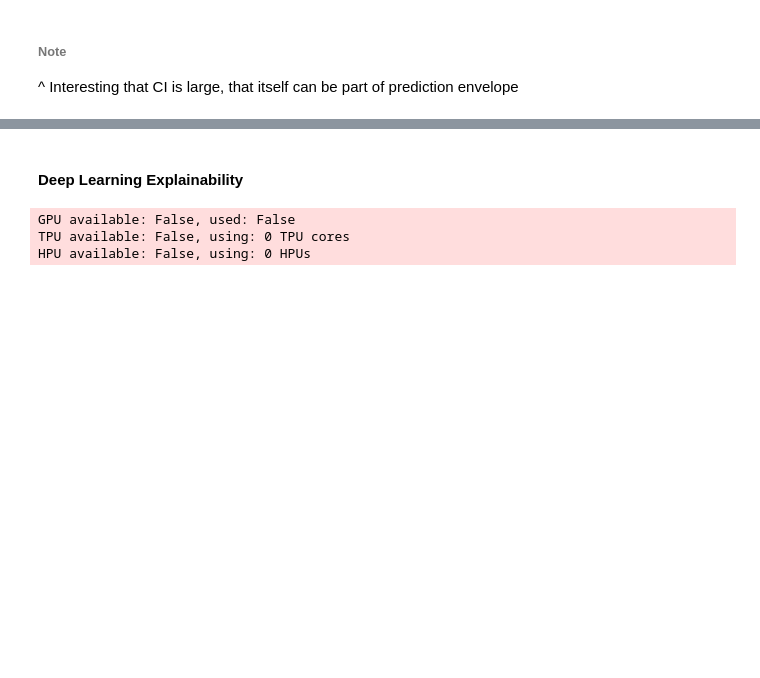
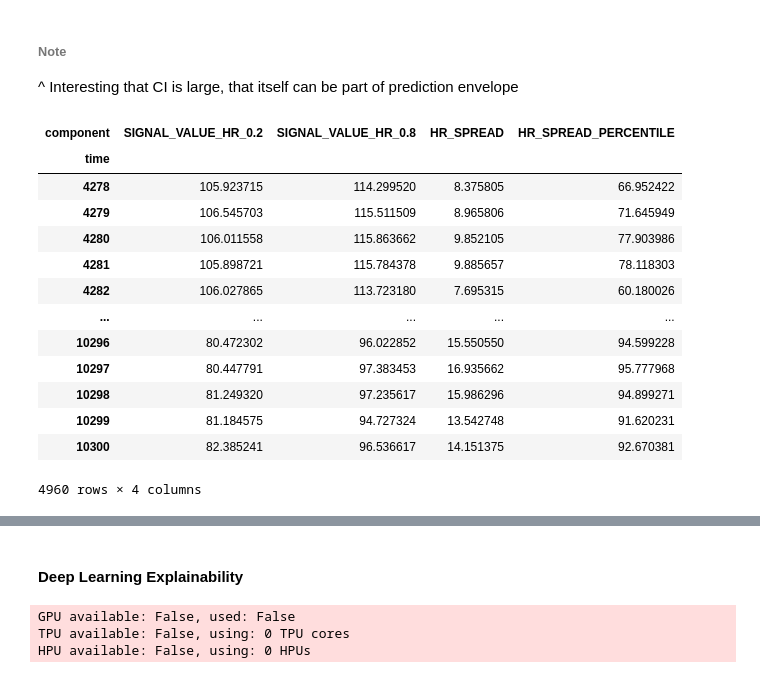
Before and after one commit to dknapp17/ts-dl, a Jupyter notebook: heart-rate-prediction.ipynb, the cells around one changed output, grey strips where cells are left out. Saved outputs shown, nothing was run; the diff lists cells and outputs as text; code cells hidden in the pictures; blank space fills up the shorter version.

Commit message:
add to prediction envelope

```diff
--- a/heart-rate-prediction.ipynb
+++ b/heart-rate-prediction.ipynb
@@ -1186,6 +1192,45 @@ hfcs['TFM'][0]['SIGNAL_VALUE_HR'].plot()
 # %% [markdown]
 ###### Note
 ^ Interesting that CI is large, that itself can be part of prediction envelope
+# %%
+# split hfcs into val and test
+from scipy.stats import percentileofscore
+hfcs['TFM'][0].quantiles_df(quantiles=[.2,.8])[['SIGNAL_VALUE_HR_0.2','SIGNAL_VALUE_HR_0.8']]
+hfcs['TFM'][0].slice_intersect(val[0]).quantiles_df([.2,.8])[['SIGNAL_VALUE_HR_0.2','SIGNAL_VALUE_HR_0.8']]
+
+hfcs_tfm_val = [ts[0].slice_intersect(ts[1]) for ts in zip(hfcs['TFM'],val)]
+hfcs_tfm_test = [ts[0].slice_intersect(ts[1]) for ts in zip(hfcs['TFM'],test)]
+
+hfcs_tfm_spreads = [ts.quantiles_df([.2,.8])[['SIGNAL_VALUE_HR_0.2','SIGNAL_VALUE_HR_0.8']] for ts in hfcs_tfm_val]
+hfcs_tfm_spread = pd.concat(hfcs_tfm_spreads)
+hfcs_tfm_spread['HR_SPREAD'] = hfcs_tfm_spread['SIGNAL_VALUE_HR_0.8'] -  hfcs_tfm_spread['SIGNAL_VALUE_HR_0.2']
+hfcs_tfm_spread['HR_SPREAD']
+
+hfcs_tfm_preds = [ts.quantiles_df([.2,.8])[['SIGNAL_VALUE_HR_0.2','SIGNAL_VALUE_HR_0.8']] for ts in hfcs_tfm_test]
+hfcs_tfm_pred = pd.concat(hfcs_tfm_preds)
+hfcs_tfm_pred['HR_SPREAD'] = hfcs_tfm_pred['SIGNAL_VALUE_HR_0.8'] -  hfcs_tfm_pred['SIGNAL_VALUE_HR_0.2']
+hfcs_tfm_pred['HR_SPREAD_PERCENTILE'] = percentileofscore(hfcs_tfm_spread['HR_SPREAD'],hfcs_tfm_pred['HR_SPREAD'])
+hfcs_tfm_pred
+# # calculate distribution of spread
+# percentileofscore(hfcs_tfm_spread['HR_SPREAD'],50)
+# apply to spread of predictions in test set
+
+# test set
+# %% [output]
+| component | SIGNAL_VALUE_HR_0.2 | SIGNAL_VALUE_HR_0.8 | HR_SPREAD | HR_SPREAD_PERCENTILE |
+| time |  |  |  |  |
+| 4278 | 105.923715 | 114.299520 | 8.375805 | 66.952422 |
+| 4279 | 106.545703 | 115.511509 | 8.965806 | 71.645949 |
+| 4280 | 106.011558 | 115.863662 | 9.852105 | 77.903986 |
+| 4281 | 105.898721 | 115.784378 | 9.885657 | 78.118303 |
+| 4282 | 106.027865 | 113.723180 | 7.695315 | 60.180026 |
+| ... | ... | ... | ... | ... |
+| 10296 | 80.472302 | 96.022852 | 15.550550 | 94.599228 |
+| 10297 | 80.447791 | 97.383453 | 16.935662 | 95.777968 |
+| 10298 | 81.249320 | 97.235617 | 15.986296 | 94.899271 |
+| 10299 | 81.184575 | 94.727324 | 13.542748 | 91.620231 |
+| 10300 | 82.385241 | 96.536617 | 14.151375 | 92.670381 |
+4960 rows × 4 columns
 # %%
 print(pd.DataFrame(bts['TSM']).mean().mean())
 
```
Also changed, not shown: parts of 11 cells of this notebook.
